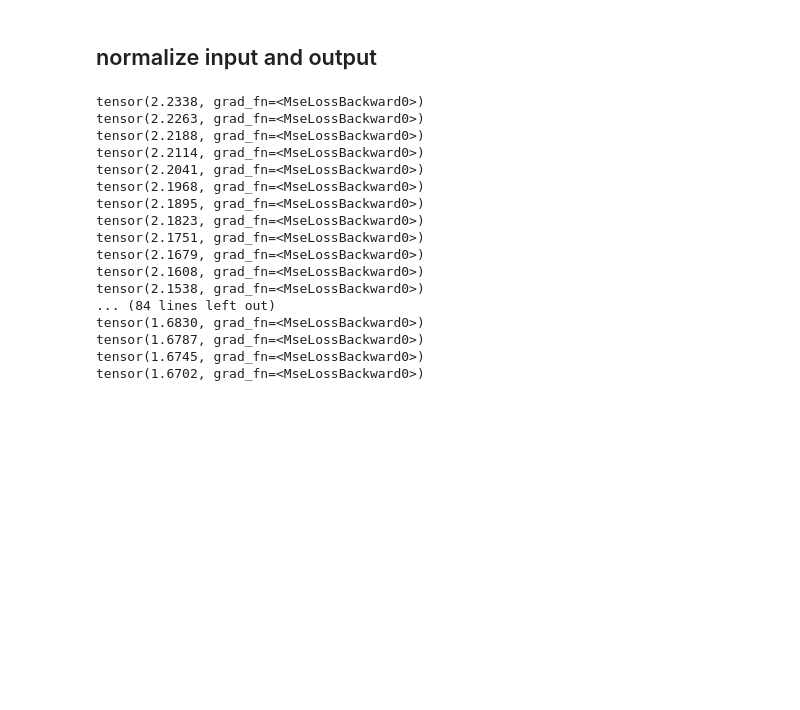
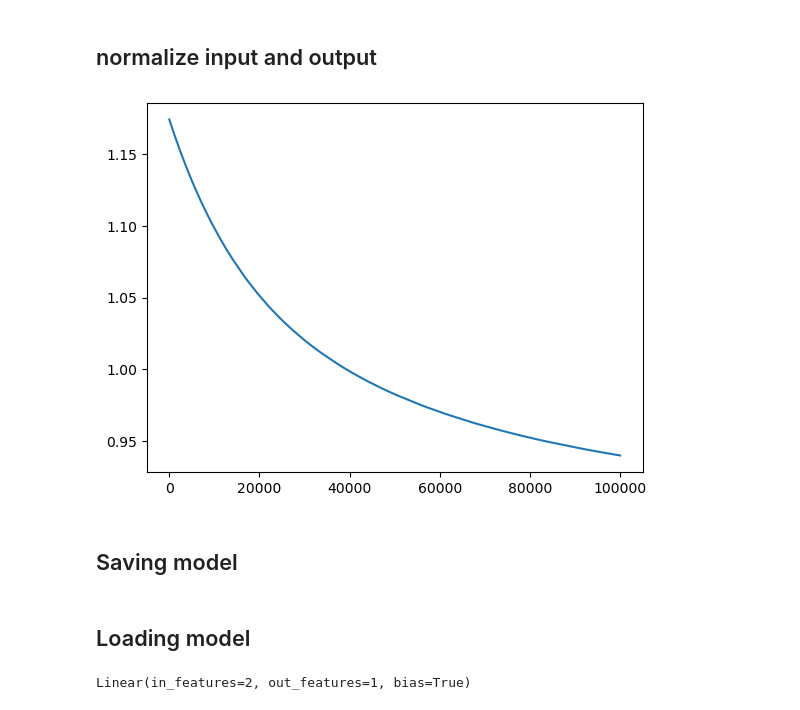
Before and after one commit to HachemiIbrahim/deep-learning-practise, a Jupyter notebook: 20 - Car Prices/Model.ipynb, the cells around one changed output. Drawn from its saved outputs; the diff is of its cells as text; code cells hidden in the pictures; blank space fills up the shorter version.

```diff
--- a/20 - Car Prices/Model.ipynb
+++ b/20 - Car Prices/Model.ipynb
@@ -180,31 +180,12 @@ Y = (Y - Y_mean) / Y_std
 model = nn.Linear(2, 1)
 loss_fn = torch.nn.MSELoss()
 optimizer = torch.optim.SGD(model.parameters(), lr=1e-5)
-
-for i in range(0, 10000):
+losses = []
+for i in range(0, 100000):
     # Training pass
     optimizer.zero_grad()
     outputs = model(X)
     loss = loss_fn(outputs, Y)
     loss.backward()
     optimizer.step()
-    if i % 100 == 0:
-         print(loss)
+    losses.append(loss.item())
-# %% [output]
-tensor(2.2338, grad_fn=<MseLossBackward0>)
-tensor(2.2263, grad_fn=<MseLossBackward0>)
-tensor(2.2188, grad_fn=<MseLossBackward0>)
-tensor(2.2114, grad_fn=<MseLossBackward0>)
-tensor(2.2041, grad_fn=<MseLossBackward0>)
-tensor(2.1968, grad_fn=<MseLossBackward0>)
-tensor(2.1895, grad_fn=<MseLossBackward0>)
-tensor(2.1823, grad_fn=<MseLossBackward0>)
-tensor(2.1751, grad_fn=<MseLossBackward0>)
-tensor(2.1679, grad_fn=<MseLossBackward0>)
-tensor(2.1608, grad_fn=<MseLossBackward0>)
-tensor(2.1538, grad_fn=<MseLossBackward0>)
-... (84 lines left out)
-tensor(1.6830, grad_fn=<MseLossBackward0>)
-tensor(1.6787, grad_fn=<MseLossBackward0>)
-tensor(1.6745, grad_fn=<MseLossBackward0>)
-tensor(1.6702, grad_fn=<MseLossBackward0>)
@@ -210,0 +194,7 @@ tensor(1.6702, grad_fn=<MseLossBackward0>)
+# %%
+plt.plot(losses)
+plt.show()
+# %% [output]
+[figure, added]
+# %% [markdown]
+## Saving model
@@ -210,0 +203,9 @@ tensor(1.6702, grad_fn=<MseLossBackward0>)
+# %% [markdown]
+## Loading model
+# %%
+model.load_state_dict(
+    torch.load("./model/model.pt", weights_only=True)
+)
+model.eval()
+# %% [output]
+Linear(in_features=2, out_features=1, bias=True)
```
Also changed, not shown: parts of 2 cells of this notebook, 1 other file.
